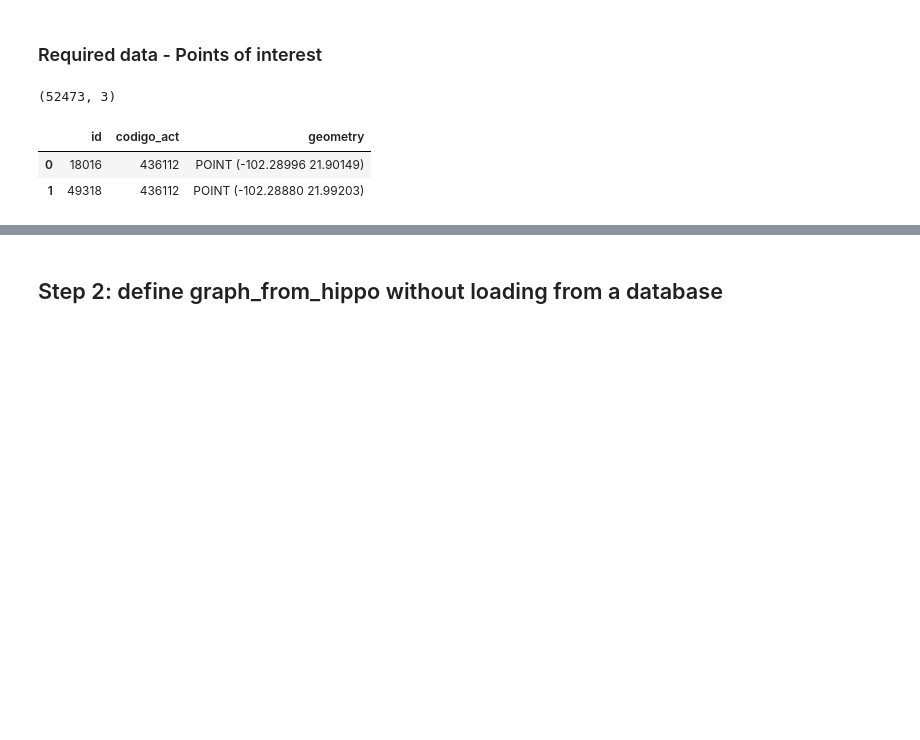
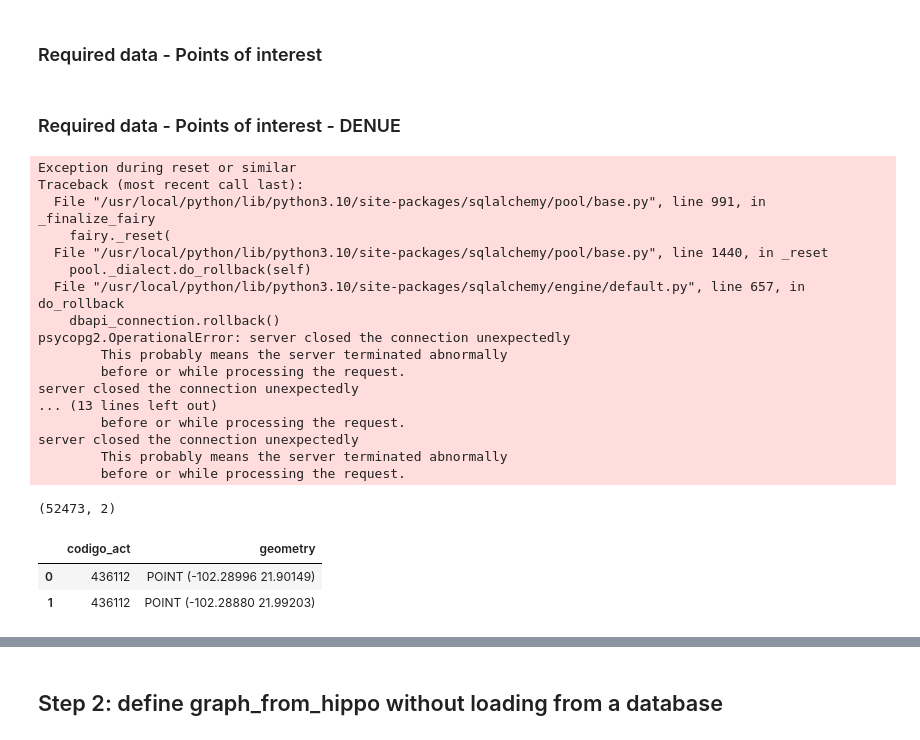
Before and after one commit to Observatorio-Ciudades/accesibilidad-urbana, a Jupyter notebook: notebooks/proximity_analysis_latam/prox_loading_osmnx 2 [Script 01_denue_to_nodes].ipynb, the cells around one changed output, grey strips where cells are left out. Saved outputs shown, nothing was run; the diff lists cells and outputs as text; code cells hidden in the pictures; blank space fills up the shorter version.

```diff
--- a/notebooks/proximity_analysis_latam/prox_loading_osmnx 2 [Script 01_denue_to_nodes].ipynb
+++ b/notebooks/proximity_analysis_latam/prox_loading_osmnx 2 [Script 01_denue_to_nodes].ipynb
@@ -102,16 +105,34 @@ edges.head(2)
+# %% [markdown]
+### Required data - Points of interest - DENUE
 # %%
-poly_wkt = aoi.dissolve().geometry.to_wkt()[0]
 # Creates query to download DENUE from the metropolitan area or capital
 query = f"SELECT * FROM denue.denue_2022 WHERE ST_Intersects(geometry, \'SRID=4326;{poly_wkt}\')"
 denue = aup.gdf_from_query(query, geometry_col='geometry')
 
-pois = denue[['id', 'codigo_act', 'geometry']]
+denue = denue[['codigo_act', 'geometry']]
 
 #Show
-print(pois.shape)
-pois.head(2)
+print(denue.shape)
+denue.head(2)
 # %% [output]
-(52473, 3)
+Exception during reset or similar
+Traceback (most recent call last):
+  File "/usr/local/python/lib/python3.10/site-packages/sqlalchemy/pool/base.py", line 991, in _finalize_fairy
+    fairy._reset(
+  File "/usr/local/python/lib/python3.10/site-packages/sqlalchemy/pool/base.py", line 1440, in _reset
+    pool._dialect.do_rollback(self)
+  File "/usr/local/python/lib/python3.10/site-packages/sqlalchemy/engine/default.py", line 657, in do_rollback
+    dbapi_connection.rollback()
+psycopg2.OperationalError: server closed the connection unexpectedly
+        This probably means the server terminated abnormally
+        before or while processing the request.
+server closed the connection unexpectedly
+... (13 lines left out)
+        before or while processing the request.
+server closed the connection unexpectedly
+        This probably means the server terminated abnormally
+        before or while processing the request.
+(52473, 2)
-|  | id | codigo_act | geometry |
-| 0 | 18016 | 436112 | POINT (-102.28996 21.90149) |
-| 1 | 49318 | 436112 | POINT (-102.28880 21.99203) |
+|  | codigo_act | geometry |
+| 0 | 436112 | POINT (-102.28996 21.90149) |
+| 1 | 436112 | POINT (-102.28880 21.99203) |
```
Also changed, not shown: parts of 9 cells of this notebook, 1 other file.
